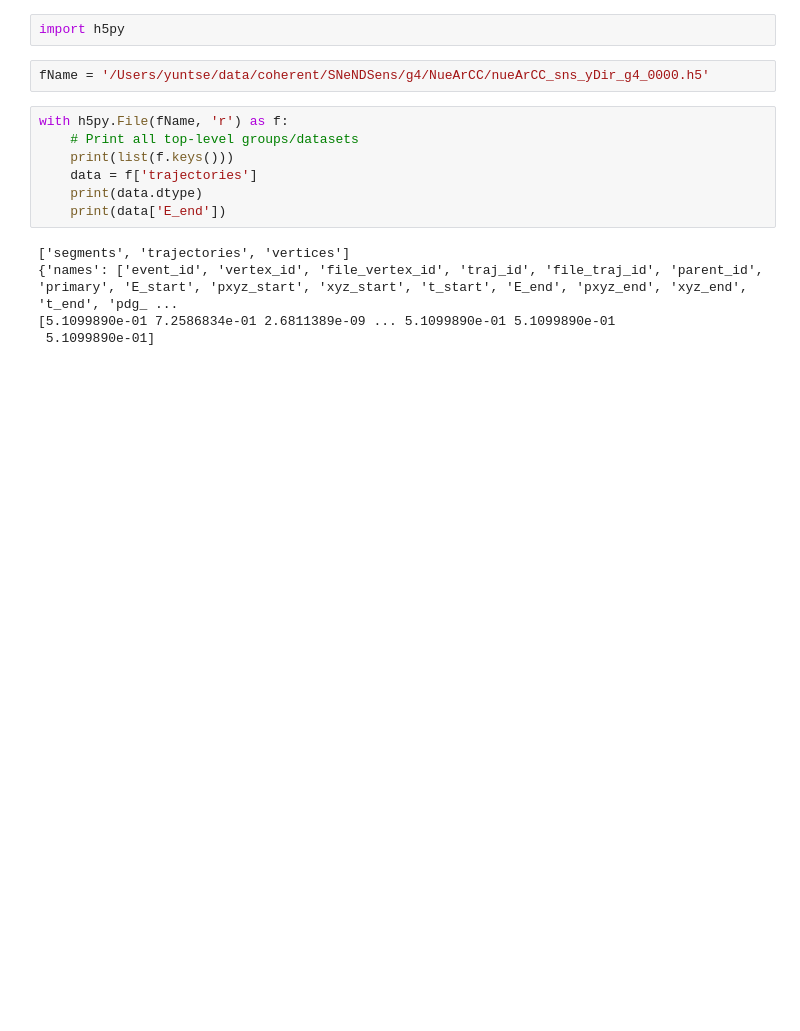
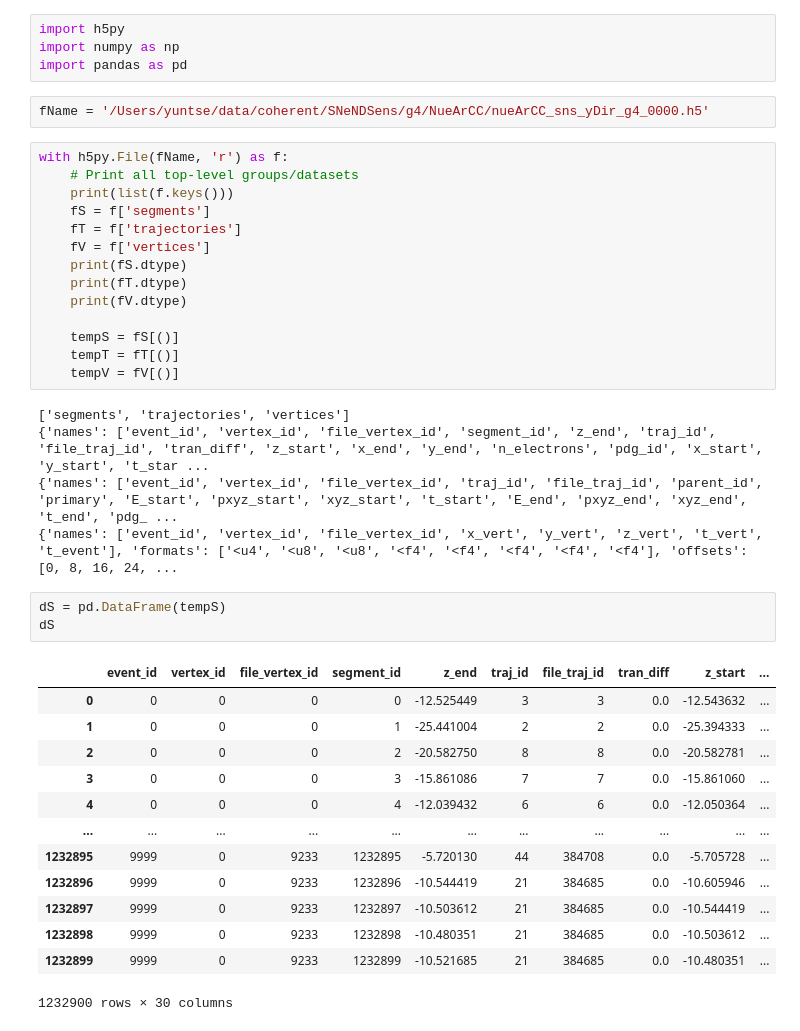
Before and after one commit to yuntsebaryon/SNeNDSens, a Jupyter notebook: MCProd/g4/readH5.ipynb, the cells around one changed output. Cells and saved outputs as stored; diff of their text form; blank space fills up the shorter version.

```diff
--- a/MCProd/g4/readH5.ipynb
+++ b/MCProd/g4/readH5.ipynb
@@ -1,16 +1,42 @@
 # %%
 import h5py
+import numpy as np
+import pandas as pd
 # %%
 fName = '/Users/yuntse/data/coherent/SNeNDSens/g4/NueArCC/nueArCC_sns_yDir_g4_0000.h5'
 # %%
 with h5py.File(fName, 'r') as f:
     # Print all top-level groups/datasets
     print(list(f.keys()))
-    data = f['trajectories']
-    print(data.dtype)
-    print(data['E_end'])
+    fS = f['segments']
+    fT = f['trajectories']
+    fV = f['vertices']
+    print(fS.dtype)
+    print(fT.dtype)
+    print(fV.dtype)
+
+    tempS = fS[()]
+    tempT = fT[()]
+    tempV = fV[()]
 # %% [output]
 ['segments', 'trajectories', 'vertices']
+{'names': ['event_id', 'vertex_id', 'file_vertex_id', 'segment_id', 'z_end', 'traj_id', 'file_traj_id', 'tran_diff', 'z_start', 'x_end', 'y_end', 'n_electrons', 'pdg_id', 'x_start', 'y_start', 't_star ...
 {'names': ['event_id', 'vertex_id', 'file_vertex_id', 'traj_id', 'file_traj_id', 'parent_id', 'primary', 'E_start', 'pxyz_start', 'xyz_start', 't_start', 'E_end', 'pxyz_end', 'xyz_end', 't_end', 'pdg_ ...
-[5.1099890e-01 7.2586834e-01 2.6811389e-09 ... 5.1099890e-01 5.1099890e-01
- 5.1099890e-01]
+{'names': ['event_id', 'vertex_id', 'file_vertex_id', 'x_vert', 'y_vert', 'z_vert', 't_vert', 't_event'], 'formats': ['<u4', '<u8', '<u8', '<f4', '<f4', '<f4', '<f4', '<f4'], 'offsets': [0, 8, 16, 24, ...
+# %%
+dS = pd.DataFrame(tempS)
+dS
+# %% [output]
+|  | event_id | vertex_id | file_vertex_id | segment_id | z_end | traj_id | file_traj_id | tran_diff | z_start | ... |
+| 0 | 0 | 0 | 0 | 0 | -12.525449 | 3 | 3 | 0.0 | -12.543632 | ... |
+| 1 | 0 | 0 | 0 | 1 | -25.441004 | 2 | 2 | 0.0 | -25.394333 | ... |
+| 2 | 0 | 0 | 0 | 2 | -20.582750 | 8 | 8 | 0.0 | -20.582781 | ... |
+| 3 | 0 | 0 | 0 | 3 | -15.861086 | 7 | 7 | 0.0 | -15.861060 | ... |
+| 4 | 0 | 0 | 0 | 4 | -12.039432 | 6 | 6 | 0.0 | -12.050364 | ... |
+| ... | ... | ... | ... | ... | ... | ... | ... | ... | ... | ... |
+| 1232895 | 9999 | 0 | 9233 | 1232895 | -5.720130 | 44 | 384708 | 0.0 | -5.705728 | ... |
+| 1232896 | 9999 | 0 | 9233 | 1232896 | -10.544419 | 21 | 384685 | 0.0 | -10.605946 | ... |
+| 1232897 | 9999 | 0 | 9233 | 1232897 | -10.503612 | 21 | 384685 | 0.0 | -10.544419 | ... |
+| 1232898 | 9999 | 0 | 9233 | 1232898 | -10.480351 | 21 | 384685 | 0.0 | -10.503612 | ... |
+| 1232899 | 9999 | 0 | 9233 | 1232899 | -10.521685 | 21 | 384685 | 0.0 | -10.480351 | ... |
+1232900 rows × 30 columns
```
Also changed, not shown: parts of 8 cells of this notebook, 1 other file.
